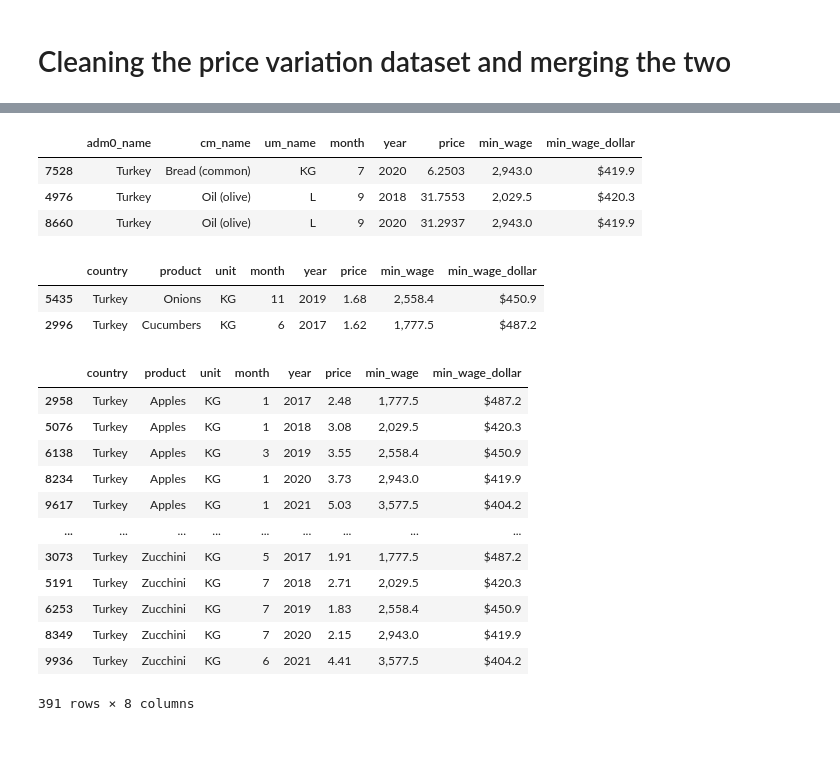
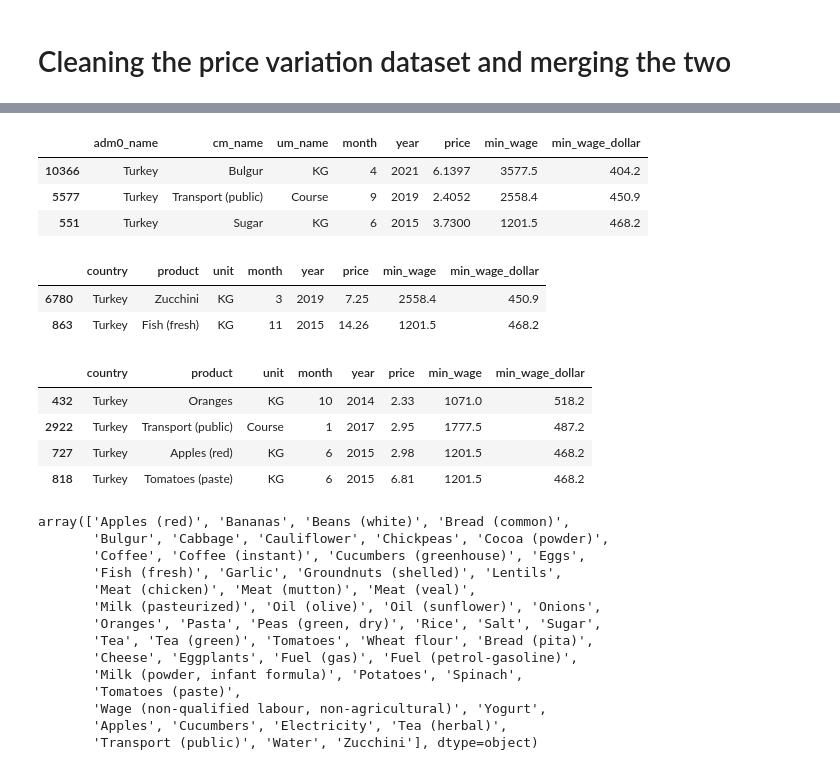
Before and after one commit to Maya-Souza/Project_2_APIs, a Jupyter notebook: Project 2 - Enriching a database.ipynb, the cells around one changed output, grey strips where cells are left out. Drawn from its saved outputs; the diff is of its cells as text; code cells hidden in the pictures; blank space fills up the shorter version.

```diff
--- a/Project 2 - Enriching a database.ipynb
+++ b/Project 2 - Enriching a database.ipynb
@@ -86,8 +54,8 @@ turkey_wages = pd.DataFrame(turkey)
 turkey_wages = turkey_wages[turkey_wages['year'].str.contains('June')==False]
 
 
-turkey_wages = turkey_wages.replace('January ', "", regex = True).replace('$', '', regex = True)
-turkey_wages = turkey_wages.astype({'min_wage' : float, 'min_wage_dollar' : float}, errors = 'ignore')
+turkey_wages = turkey_wages.replace('January ', "", regex = True).replace(',', '', regex = True).replace('\$', '', regex=True)
+turkey_wages = turkey_wages.astype({'min_wage' : float, 'min_wage_dollar' : float, 'year': int})
 
 turkey_wages.sample(3)
 # %% [output]
@@ -166,9 +115,9 @@ products_wage_turkey = prices_turkey.merge(turkey_wages, how='inner', on='year')
 products_wage_turkey.sample(3)
 # %% [output]
 |  | adm0_name | cm_name | um_name | month | year | price | min_wage | min_wage_dollar |
-| 7528 | Turkey | Bread (common) | KG | 7 | 2020 | 6.2503 | 2,943.0 | $419.9 |
-| 4976 | Turkey | Oil (olive) | L | 9 | 2018 | 31.7553 | 2,029.5 | $420.3 |
-| 8660 | Turkey | Oil (olive) | L | 9 | 2020 | 31.2937 | 2,943.0 | $419.9 |
+| 10366 | Turkey | Bulgur | KG | 4 | 2021 | 6.1397 | 3577.5 | 404.2 |
+| 5577 | Turkey | Transport (public) | Course | 9 | 2019 | 2.4052 | 2558.4 | 450.9 |
+| 551 | Turkey | Sugar | KG | 6 | 2015 | 3.7300 | 1201.5 | 468.2 |
 # %%
 # More cleaning for readability (renaming columns and rounding values).
 
@@ -184,22 +133,33 @@ products_wage_turkey['price'] = products_wage_turkey['price'].round(2)
 products_wage_turkey.sample(2)
 # %% [output]
 |  | country | product | unit | month | year | price | min_wage | min_wage_dollar |
-| 5435 | Turkey | Onions | KG | 11 | 2019 | 1.68 | 2,558.4 | $450.9 |
-| 2996 | Turkey | Cucumbers | KG | 6 | 2017 | 1.62 | 1,777.5 | $487.2 |
+| 6780 | Turkey | Zucchini | KG | 3 | 2019 | 7.25 | 2558.4 | 450.9 |
+| 863 | Turkey | Fish (fresh) | KG | 11 | 2015 | 14.26 | 1201.5 | 468.2 |
 # %%
-products_wage_filtered = products_wage_turkey.loc[products_wage_turkey.groupby(['year', 'product'])['price'].idxmin()]
-products_wage_filtered.sort_values(by = ['product', 'year'])
+# Filtering the products by price and just taking the highest price of each year (instead of a price per month)
+
+products_wage_filtered = products_wage_turkey.loc[products_wage_turkey.groupby(['year', 'product'])['price'].idxmax()]
+products_wage_filtered.sort_values(by = ['product', 'year']).sample(4)
 # %% [output]
 |  | country | product | unit | month | year | price | min_wage | min_wage_dollar |
-| 2958 | Turkey | Apples | KG | 1 | 2017 | 2.48 | 1,777.5 | $487.2 |
-| 5076 | Turkey | Apples | KG | 1 | 2018 | 3.08 | 2,029.5 | $420.3 |
-| 6138 | Turkey | Apples | KG | 3 | 2019 | 3.55 | 2,558.4 | $450.9 |
-| 8234 | Turkey | Apples | KG | 1 | 2020 | 3.73 | 2,943.0 | $419.9 |
-| 9617 | Turkey | Apples | KG | 1 | 2021 | 5.03 | 3,577.5 | $404.2 |
-| ... | ... | ... | ... | ... | ... | ... | ... | ... |
-| 3073 | Turkey | Zucchini | KG | 5 | 2017 | 1.91 | 1,777.5 | $487.2 |
-| 5191 | Turkey | Zucchini | KG | 7 | 2018 | 2.71 | 2,029.5 | $420.3 |
-| 6253 | Turkey | Zucchini | KG | 7 | 2019 | 1.83 | 2,558.4 | $450.9 |
-| 8349 | Turkey | Zucchini | KG | 7 | 2020 | 2.15 | 2,943.0 | $419.9 |
-| 9936 | Turkey | Zucchini | KG | 6 | 2021 | 4.41 | 3,577.5 | $404.2 |
+| 432 | Turkey | Oranges | KG | 10 | 2014 | 2.33 | 1071.0 | 518.2 |
+| 2922 | Turkey | Transport (public) | Course | 1 | 2017 | 2.95 | 1777.5 | 487.2 |
+| 727 | Turkey | Apples (red) | KG | 6 | 2015 | 2.98 | 1201.5 | 468.2 |
+| 818 | Turkey | Tomatoes (paste) | KG | 6 | 2015 | 6.81 | 1201.5 | 468.2 |
-391 rows × 8 columns
+# %%
+products_wage_filtered['product'].unique()
+# %% [output]
+array(['Apples (red)', 'Bananas', 'Beans (white)', 'Bread (common)',
+       'Bulgur', 'Cabbage', 'Cauliflower', 'Chickpeas', 'Cocoa (powder)',
+       'Coffee', 'Coffee (instant)', 'Cucumbers (greenhouse)', 'Eggs',
+       'Fish (fresh)', 'Garlic', 'Groundnuts (shelled)', 'Lentils',
+       'Meat (chicken)', 'Meat (mutton)', 'Meat (veal)',
+       'Milk (pasteurized)', 'Oil (olive)', 'Oil (sunflower)', 'Onions',
+       'Oranges', 'Pasta', 'Peas (green, dry)', 'Rice', 'Salt', 'Sugar',
+       'Tea', 'Tea (green)', 'Tomatoes', 'Wheat flour', 'Bread (pita)',
+       'Cheese', 'Eggplants', 'Fuel (gas)', 'Fuel (petrol-gasoline)',
+       'Milk (powder, infant formula)', 'Potatoes', 'Spinach',
+       'Tomatoes (paste)',
+       'Wage (non-qualified labour, non-agricultural)', 'Yogurt',
+       'Apples', 'Cucumbers', 'Electricity', 'Tea (herbal)',
+       'Transport (public)', 'Water', 'Zucchini'], dtype=object)
```
Also changed, not shown: parts of 26 cells of this notebook, 1 other file.
